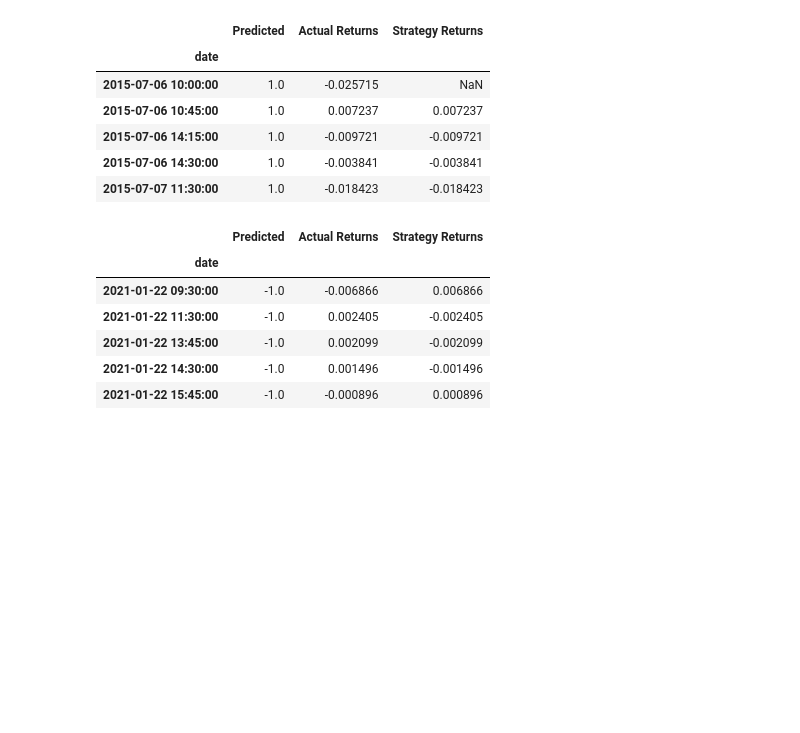
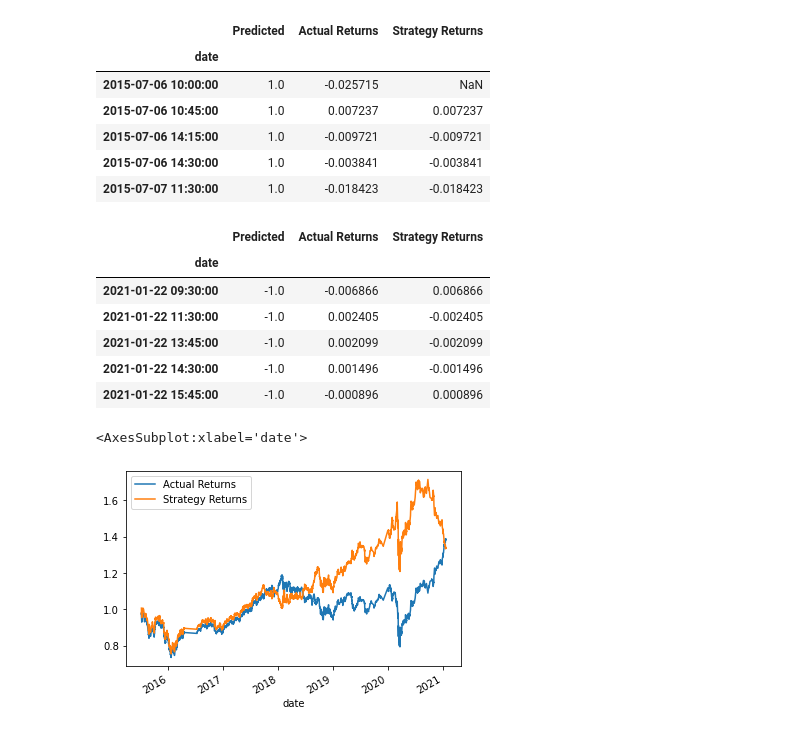
Before and after one commit to Nia-Robinson/machine_learning_trading_robot, a Jupyter notebook: machine_learning_trading_bot.ipynb, the cells around one changed output. Drawn from its saved outputs; the diff is of its cells as text; code cells hidden in the pictures; blank space fills up the shorter version.

Commit message:
Created a cumulative return plot that shows the actual returns vs. the strategy returns of the LogisticRegression model predictions.

```diff
--- a/machine_learning_trading_bot.ipynb
+++ b/machine_learning_trading_bot.ipynb
@@ -495,4 +495,7 @@ display(predictions_df.tail())
 | 2021-01-22 15:45:00 | -1.0 | -0.000896 | 0.000896 |
 # %%
 # Plot the actual returns versus the strategy returns
-# YOUR CODE HERE
+(1 + predictions_df[['Actual Returns','Strategy Returns']]).cumprod().plot()
+# %% [output]
+<AxesSubplot:xlabel='date'>
+[figure, added]
```
Also changed, not shown: parts of 1 cell of this notebook.
